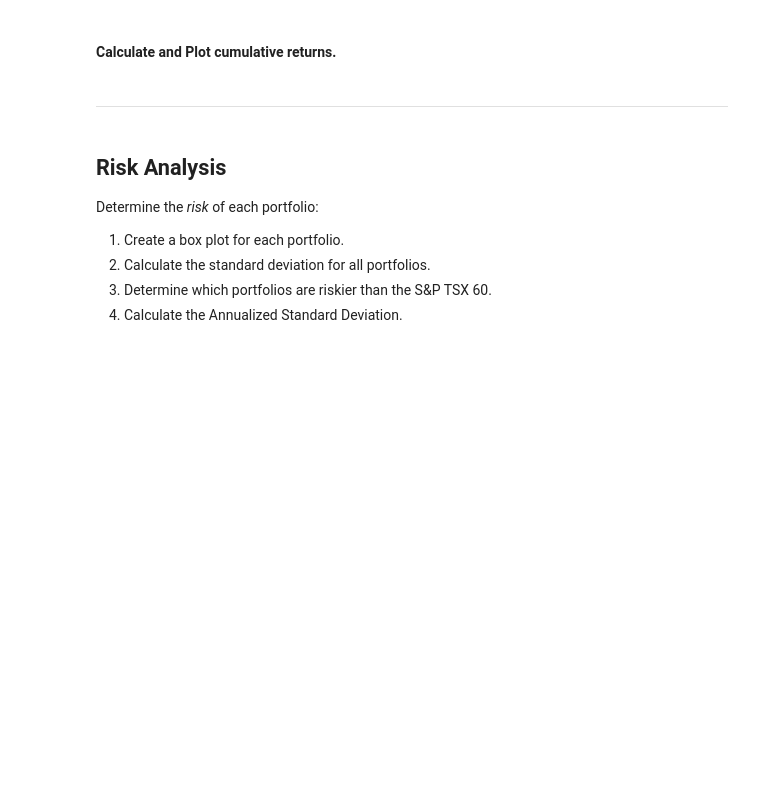
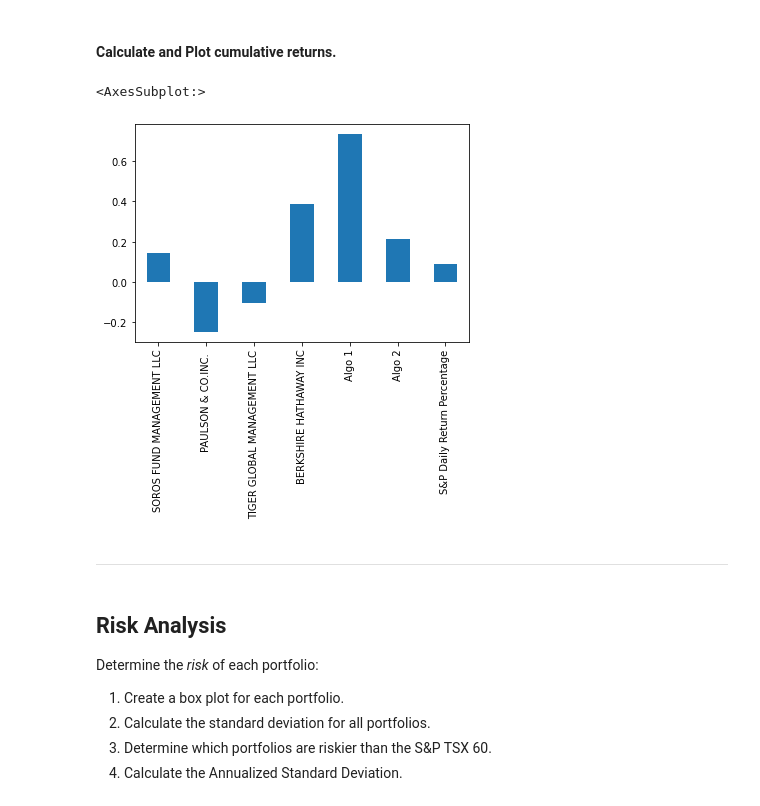
Before and after one commit to guninshahkhanna/Unit-4-Homework-Assignment-Gunin-Khanna, a Jupyter notebook: Instructions/Starter_Code/whale_analysis.ipynb, the cells around one changed output. Saved outputs shown, nothing was run; the diff lists cells and outputs as text; code cells hidden in the pictures; blank space fills up the shorter version.

```diff
--- a/Instructions/Starter_Code/whale_analysis.ipynb
+++ b/Instructions/Starter_Code/whale_analysis.ipynb
@@ -221,8 +221,12 @@ In this section, you will calculate and visualize performance and risk metrics f
 #### Calculate and Plot cumulative returns.
 # %%
 # Calculate cumulative returns of all portfolios
-
+combined_df.sum()
 # Plot cumulative returns
+combined_df.sum().plot.bar()
+# %% [output]
+<AxesSubplot:>
+[figure, added]
 # %% [markdown]
 ---
 # %% [markdown]
```
Also changed, not shown: parts of 6 cells of this notebook.
